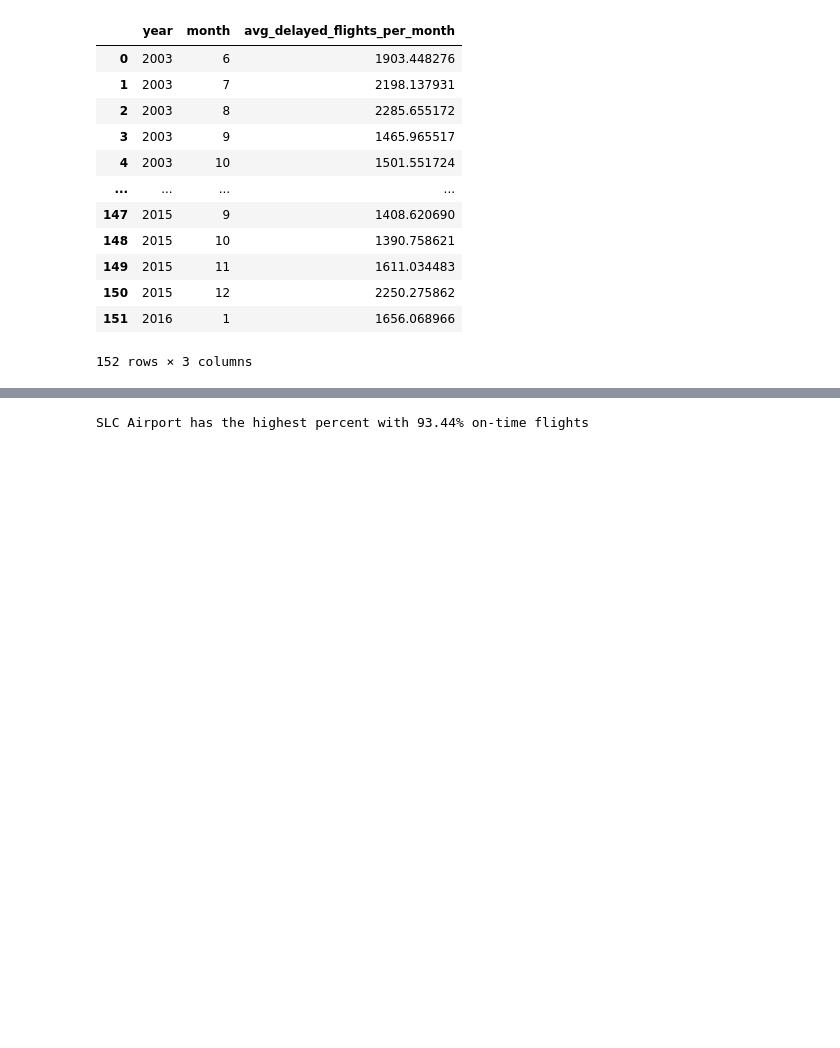
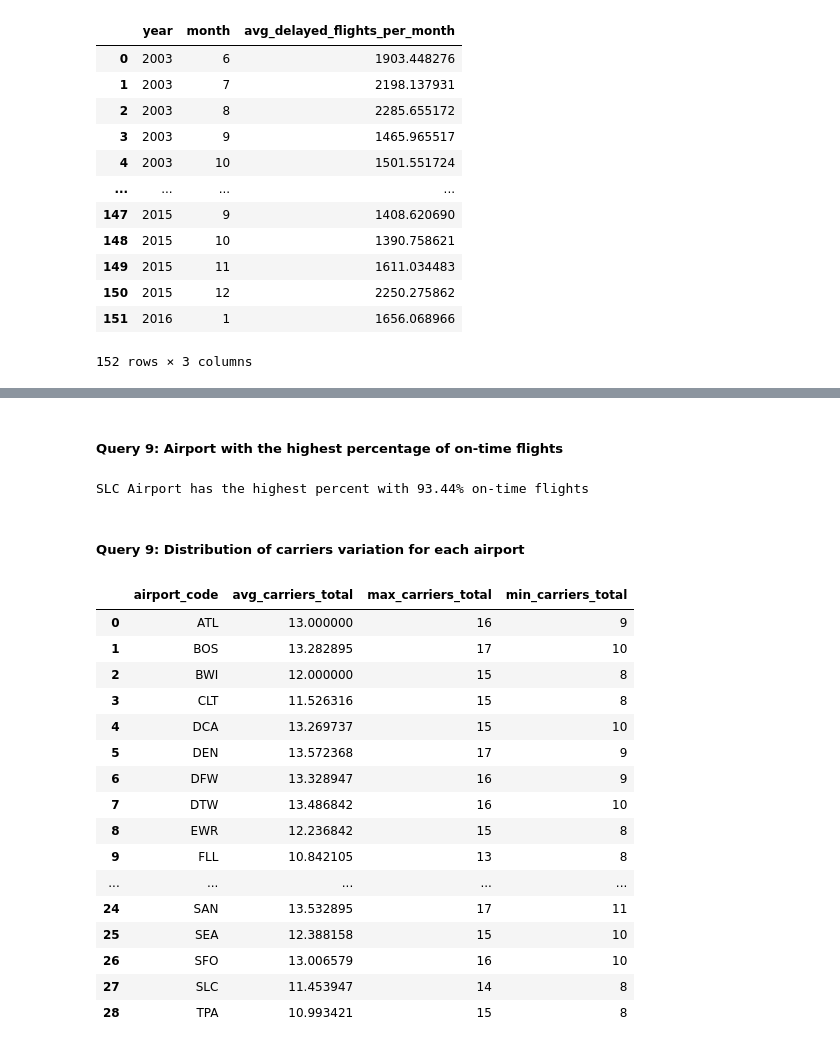
Before and after one commit to Aparna003/EMSE_6586_Airlines_analysis, a Jupyter notebook: Airlines_analysis.ipynb, the cells around one changed output, grey strips where cells are left out. Saved outputs shown, nothing was run; the diff lists cells and outputs as text; code cells hidden in the pictures; blank space fills up the shorter version.

```diff
--- a/Airlines_analysis.ipynb
+++ b/Airlines_analysis.ipynb
@@ -334 +393,3 @@ Text(0, 0.5, 'Total Flight delays')
+# %% [markdown]
+##### Query 9: Airport with the highest percentage of on-time flights
 # %%
@@ -343,3 +403,34 @@ res = cursor.fetchall()[0]
 print(f"{res[0]} Airport has the highest percent with {round(float(res[1]),2)}% on-time flights")
 # %% [output]
 SLC Airport has the highest percent with 93.44% on-time flights
+# %% [markdown]
+##### Query 9: Distribution of carriers variation for each airport
+# %%
+query9="""SELECT Airport_Code,
+    AVG(Carriers_Total) AS Avg_Carriers_Total,
+    MAX(Carriers_Total) AS Max_Carriers_Total,
+    MIN(Carriers_Total) AS Min_Carriers_Total,
+    FROM statistics
+    GROUP BY Airport_Code
+    ORDER BY Airport_Code;
+"""
+result = pd.read_sql(query9,conn)
+result
+# %% [output]
+|  | airport_code | avg_carriers_total | max_carriers_total | min_carriers_total |
+| 0 | ATL | 13.000000 | 16 | 9 |
+| 1 | BOS | 13.282895 | 17 | 10 |
+| 2 | BWI | 12.000000 | 15 | 8 |
+| 3 | CLT | 11.526316 | 15 | 8 |
+| 4 | DCA | 13.269737 | 15 | 10 |
+| 5 | DEN | 13.572368 | 17 | 9 |
+| 6 | DFW | 13.328947 | 16 | 9 |
+| 7 | DTW | 13.486842 | 16 | 10 |
+| 8 | EWR | 12.236842 | 15 | 8 |
+| 9 | FLL | 10.842105 | 13 | 8 |
+| ... | ... | ... | ... | ... |
+| 24 | SAN | 13.532895 | 17 | 11 |
+| 25 | SEA | 12.388158 | 15 | 10 |
+| 26 | SFO | 13.006579 | 16 | 10 |
+| 27 | SLC | 11.453947 | 14 | 8 |
+| 28 | TPA | 10.993421 | 15 | 8 |
```
Also changed, not shown: parts of 31 cells of this notebook, 1 other file.
